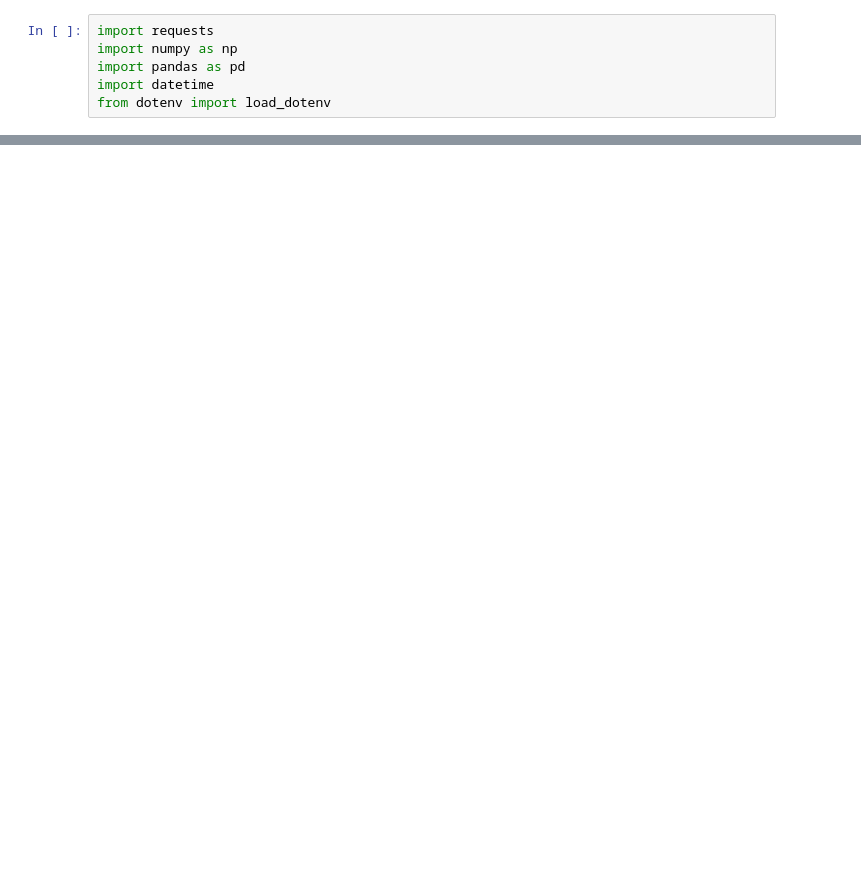
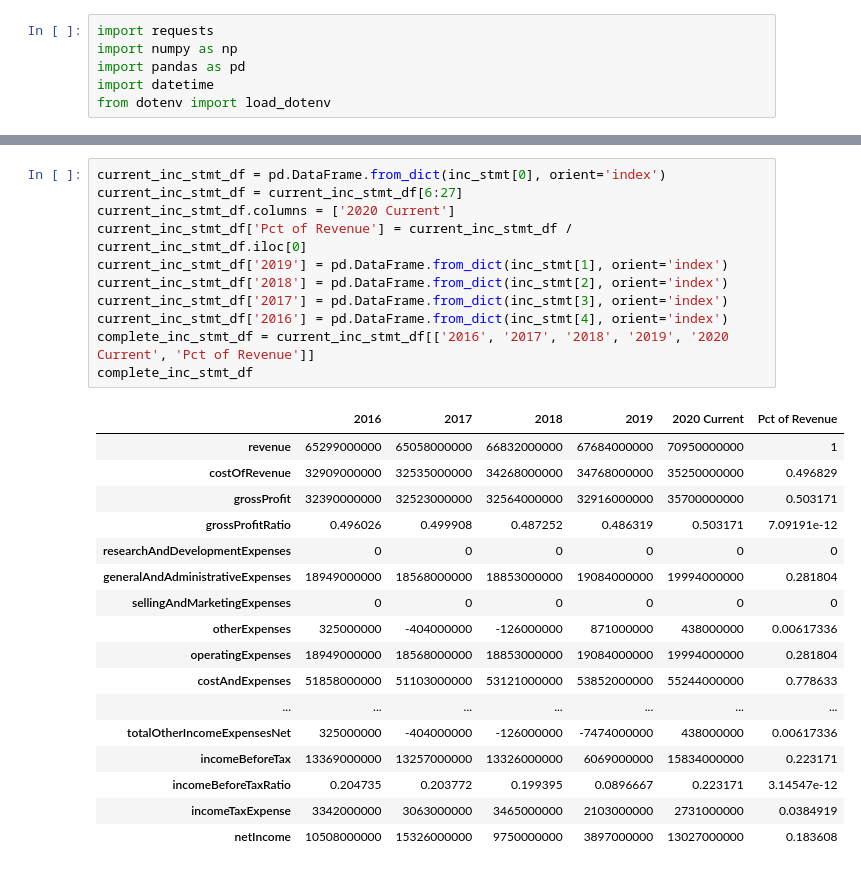
Before and after one commit to andyliang245/DCF, a Jupyter notebook: DCF Sample.ipynb, the cells around one changed output, grey strips where cells are left out. Cells and saved outputs as stored; diff of their text form; blank space fills up the shorter version.

```diff
--- a/DCF Sample.ipynb
+++ b/DCF Sample.ipynb
@@ -226,0 +66,29 @@ projected_cf
+# %%
+current_inc_stmt_df = pd.DataFrame.from_dict(inc_stmt[0], orient='index')
+current_inc_stmt_df = current_inc_stmt_df[6:27]
+current_inc_stmt_df.columns = ['2020 Current']
+current_inc_stmt_df['Pct of Revenue'] = current_inc_stmt_df / current_inc_stmt_df.iloc[0]
+current_inc_stmt_df['2019'] = pd.DataFrame.from_dict(inc_stmt[1], orient='index')
+current_inc_stmt_df['2018'] = pd.DataFrame.from_dict(inc_stmt[2], orient='index')
+current_inc_stmt_df['2017'] = pd.DataFrame.from_dict(inc_stmt[3], orient='index')
+current_inc_stmt_df['2016'] = pd.DataFrame.from_dict(inc_stmt[4], orient='index')
+complete_inc_stmt_df = current_inc_stmt_df[['2016', '2017', '2018', '2019', '2020 Current', 'Pct of Revenue']]
+complete_inc_stmt_df
+# %% [output]
+|  | 2016 | 2017 | 2018 | 2019 | 2020 Current | Pct of Revenue |
+| revenue | 65299000000 | 65058000000 | 66832000000 | 67684000000 | 70950000000 | 1 |
+| costOfRevenue | 32909000000 | 32535000000 | 34268000000 | 34768000000 | 35250000000 | 0.496829 |
+| grossProfit | 32390000000 | 32523000000 | 32564000000 | 32916000000 | 35700000000 | 0.503171 |
+| grossProfitRatio | 0.496026 | 0.499908 | 0.487252 | 0.486319 | 0.503171 | 7.09191e-12 |
+| researchAndDevelopmentExpenses | 0 | 0 | 0 | 0 | 0 | 0 |
+| generalAndAdministrativeExpenses | 18949000000 | 18568000000 | 18853000000 | 19084000000 | 19994000000 | 0.281804 |
+| sellingAndMarketingExpenses | 0 | 0 | 0 | 0 | 0 | 0 |
+| otherExpenses | 325000000 | -404000000 | -126000000 | 871000000 | 438000000 | 0.00617336 |
+| operatingExpenses | 18949000000 | 18568000000 | 18853000000 | 19084000000 | 19994000000 | 0.281804 |
+| costAndExpenses | 51858000000 | 51103000000 | 53121000000 | 53852000000 | 55244000000 | 0.778633 |
+| ... | ... | ... | ... | ... | ... | ... |
+| totalOtherIncomeExpensesNet | 325000000 | -404000000 | -126000000 | -7474000000 | 438000000 | 0.00617336 |
+| incomeBeforeTax | 13369000000 | 13257000000 | 13326000000 | 6069000000 | 15834000000 | 0.223171 |
+| incomeBeforeTaxRatio | 0.204735 | 0.203772 | 0.199395 | 0.0896667 | 0.223171 | 3.14547e-12 |
+| incomeTaxExpense | 3342000000 | 3063000000 | 3465000000 | 2103000000 | 2731000000 | 0.0384919 |
+| netIncome | 10508000000 | 15326000000 | 9750000000 | 3897000000 | 13027000000 | 0.183608 |
```
Also changed, not shown: parts of 16 cells of this notebook.
